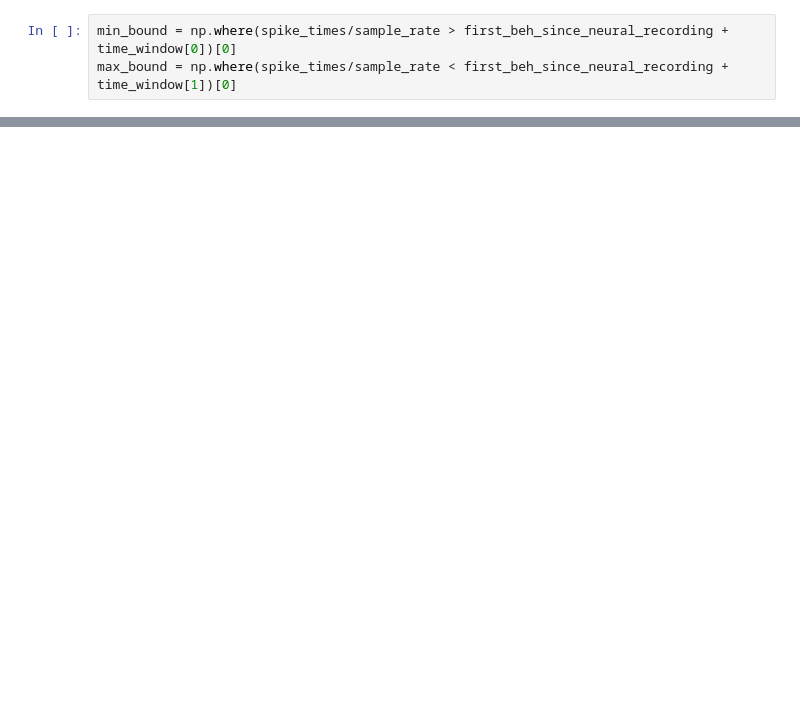
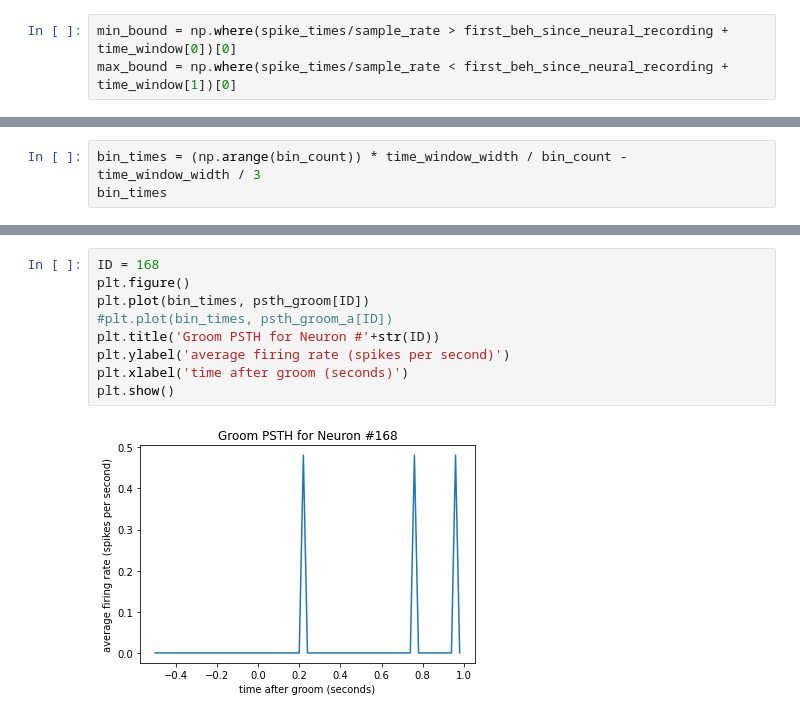
Before and after one commit to runninghsus/largescale_neurobehavioral, a Jupyter notebook: notebook/main.ipynb, the cells around one changed output, grey strips where cells are left out. Cells and saved outputs as stored; diff of their text form; blank space fills up the shorter version.

```diff
--- a/notebook/main.ipynb
+++ b/notebook/main.ipynb
@@ -321,0 +331,3 @@ psth_list[103]
+# %%
+bin_times = (np.arange(bin_count)) * time_window_width / bin_count - time_window_width / 3
+bin_times
@@ -321,0 +344,11 @@ psth_list[103]
+# %%
+ID = 168
+plt.figure()
+plt.plot(bin_times, psth_groom[ID])
+#plt.plot(bin_times, psth_groom_a[ID])
+plt.title('Groom PSTH for Neuron #'+str(ID))
+plt.ylabel('average firing rate (spikes per second)')
+plt.xlabel('time after groom (seconds)')
+plt.show()
+# %% [output]
+[figure, added]
```
Also changed, not shown: parts of 25 cells of this notebook.
